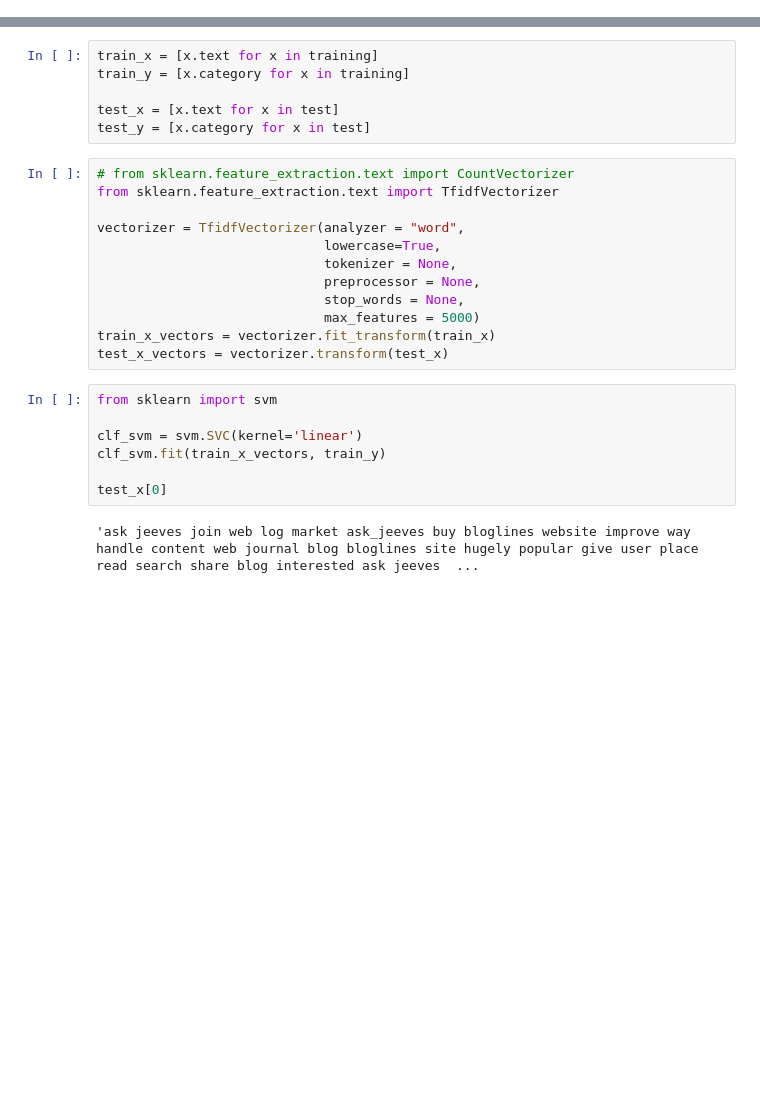
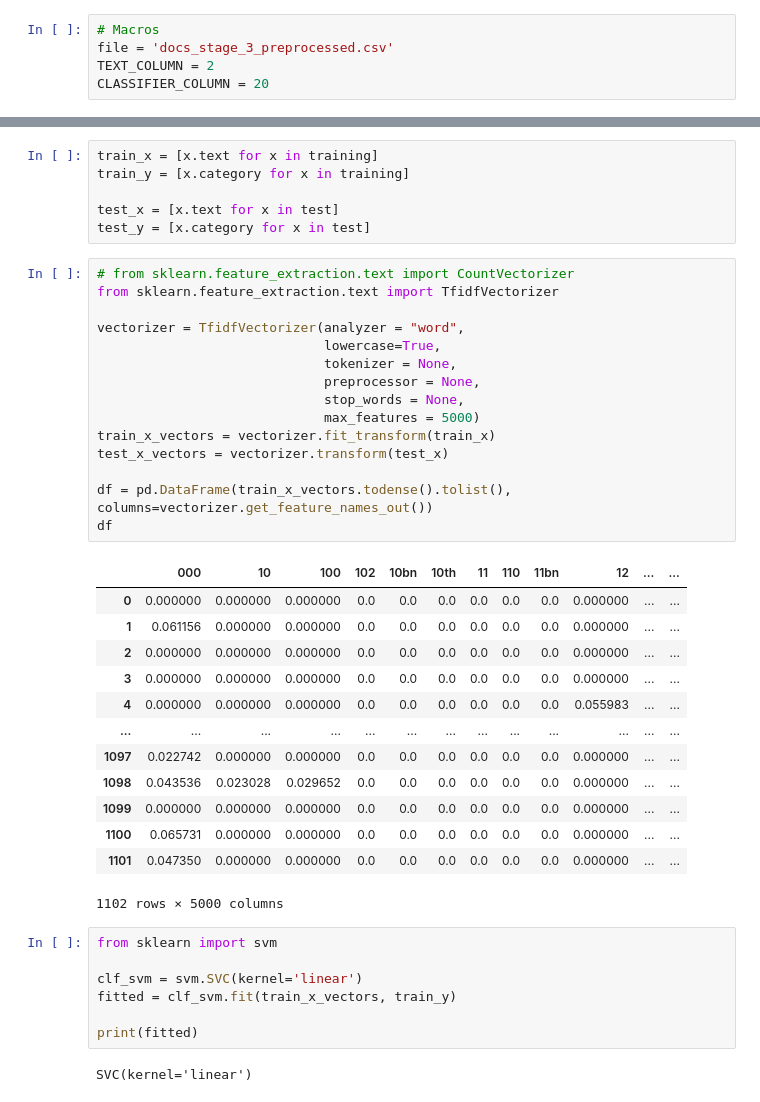
Before and after one commit to daniel-chen2/Text_autocat, a Jupyter notebook: ML.ipynb, the cells around one changed output, grey strips where cells are left out. Cells and saved outputs as stored; diff of their text form; blank space fills up the shorter version.

```diff
--- a/ML.ipynb
+++ b/ML.ipynb
@@ -3,6 +3,11 @@
 import nltk
 import pandas as pd
 from sklearn.feature_extraction.text import TfidfVectorizer
+# %%
+# Macros
+file = 'docs_stage_3_preprocessed.csv'
+TEXT_COLUMN = 2
+CLASSIFIER_COLUMN = 20
 # %%
 class TextClassification:
     def __init__(self, text, category):
@@ -45,24 +55,41 @@ test_y = [x.category for x in test]
 # %%
 # from sklearn.feature_extraction.text import CountVectorizer
 from sklearn.feature_extraction.text import TfidfVectorizer
 
 vectorizer = TfidfVectorizer(analyzer = "word",
                              lowercase=True,
                              tokenizer = None,
                              preprocessor = None,
                              stop_words = None,
                              max_features = 5000)
 train_x_vectors = vectorizer.fit_transform(train_x)
 test_x_vectors = vectorizer.transform(test_x)
+
+df = pd.DataFrame(train_x_vectors.todense().tolist(), columns=vectorizer.get_feature_names_out())
+df
+# %% [output]
+|  | 000 | 10 | 100 | 102 | 10bn | 10th | 11 | 110 | 11bn | 12 | ... | ... |
+| 0 | 0.000000 | 0.000000 | 0.000000 | 0.0 | 0.0 | 0.0 | 0.0 | 0.0 | 0.0 | 0.000000 | ... | ... |
+| 1 | 0.061156 | 0.000000 | 0.000000 | 0.0 | 0.0 | 0.0 | 0.0 | 0.0 | 0.0 | 0.000000 | ... | ... |
+| 2 | 0.000000 | 0.000000 | 0.000000 | 0.0 | 0.0 | 0.0 | 0.0 | 0.0 | 0.0 | 0.000000 | ... | ... |
+| 3 | 0.000000 | 0.000000 | 0.000000 | 0.0 | 0.0 | 0.0 | 0.0 | 0.0 | 0.0 | 0.000000 | ... | ... |
+| 4 | 0.000000 | 0.000000 | 0.000000 | 0.0 | 0.0 | 0.0 | 0.0 | 0.0 | 0.0 | 0.055983 | ... | ... |
+| ... | ... | ... | ... | ... | ... | ... | ... | ... | ... | ... | ... | ... |
+| 1097 | 0.022742 | 0.000000 | 0.000000 | 0.0 | 0.0 | 0.0 | 0.0 | 0.0 | 0.0 | 0.000000 | ... | ... |
+| 1098 | 0.043536 | 0.023028 | 0.029652 | 0.0 | 0.0 | 0.0 | 0.0 | 0.0 | 0.0 | 0.000000 | ... | ... |
+| 1099 | 0.000000 | 0.000000 | 0.000000 | 0.0 | 0.0 | 0.0 | 0.0 | 0.0 | 0.0 | 0.000000 | ... | ... |
+| 1100 | 0.065731 | 0.000000 | 0.000000 | 0.0 | 0.0 | 0.0 | 0.0 | 0.0 | 0.0 | 0.000000 | ... | ... |
+| 1101 | 0.047350 | 0.000000 | 0.000000 | 0.0 | 0.0 | 0.0 | 0.0 | 0.0 | 0.0 | 0.000000 | ... | ... |
+1102 rows × 5000 columns
 # %%
 from sklearn import svm
 
 clf_svm = svm.SVC(kernel='linear')
-clf_svm.fit(train_x_vectors, train_y)
+fitted = clf_svm.fit(train_x_vectors, train_y)
 
-test_x[0]
+print(fitted)
 # %% [output]
-'ask jeeves join web log market ask_jeeves buy bloglines website improve way handle content web journal blog bloglines site hugely popular give user place read search share blog interested ask jeeves  ...
+SVC(kernel='linear')
 # %%
 clf_svm.predict(test_x_vectors)
 # %% [output]
```
Also changed, not shown: parts of 11 cells of this notebook.
